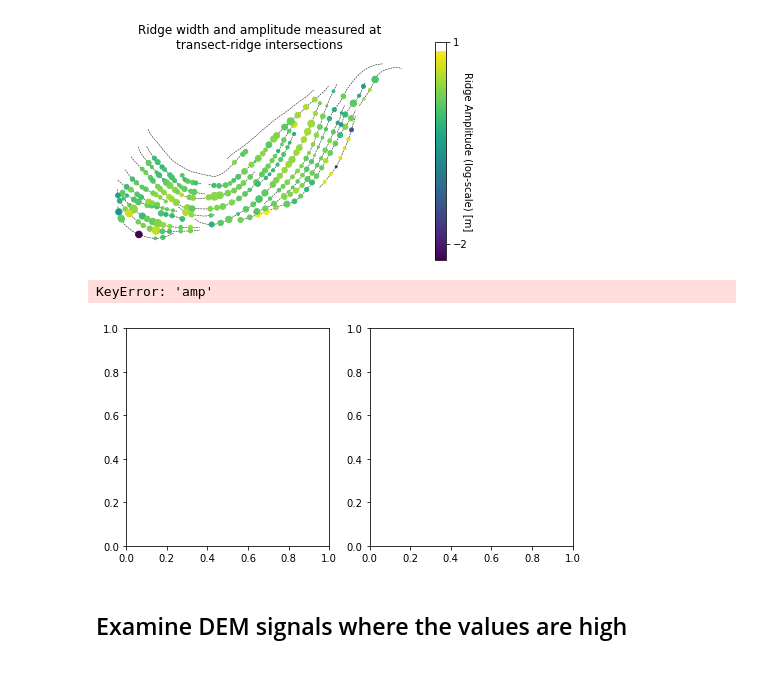
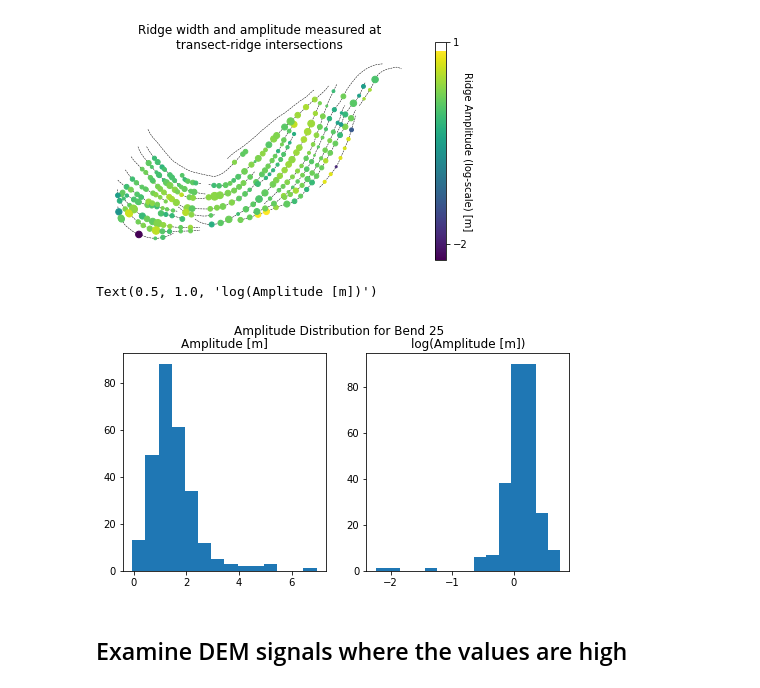
Before and after one commit to tamu-edu/scrollstats, a Jupyter notebook: RidgeMetricDevelopment.ipynb, the cells around one changed output. Saved outputs shown, nothing was run; the diff lists cells and outputs as text; code cells hidden in the pictures.

```diff
--- a/RidgeMetricDevelopment.ipynb
+++ b/RidgeMetricDevelopment.ipynb
@@ -125,15 +143,15 @@ ax.set_axis_off()
 # %%
 fig, (ax1, ax2) = plt.subplots(1, 2, figsize=(8, 4))
 
-ax1.hist(itx["amp"], bins=np.arange(itx.amp.min(), itx.amp.max(), 0.5))
+ax1.hist(itx["amplitude"], bins=np.arange(itx.amplitude.min(), itx.amplitude.max(), 0.5))
 ax2.hist(itx["amp_log"], bins=np.arange(itx.amp_log.min(), itx.amp_log.max(), 0.2))
 plt.suptitle("Amplitude Distribution for Bend 25")
 ax1.set_title("Amplitude [m]")
 ax2.set_title("log(Amplitude [m])")
 # plt.savefig("/Users/avan/FLUD/BrazosScrolls/figures/WidthAndAmpAtItx_newmethod_logamp_hist.png", dpi=300)
 # %% [output]
-KeyError: 'amp'
+Text(0.5, 1.0, 'log(Amplitude [m])')
-[figure, old version]
+[figure, new version]
 # %% [markdown]
 ## Examine DEM signals where the values are high
 # %%
```
Also changed, not shown: parts of 10 cells of this notebook, 1 other file.
